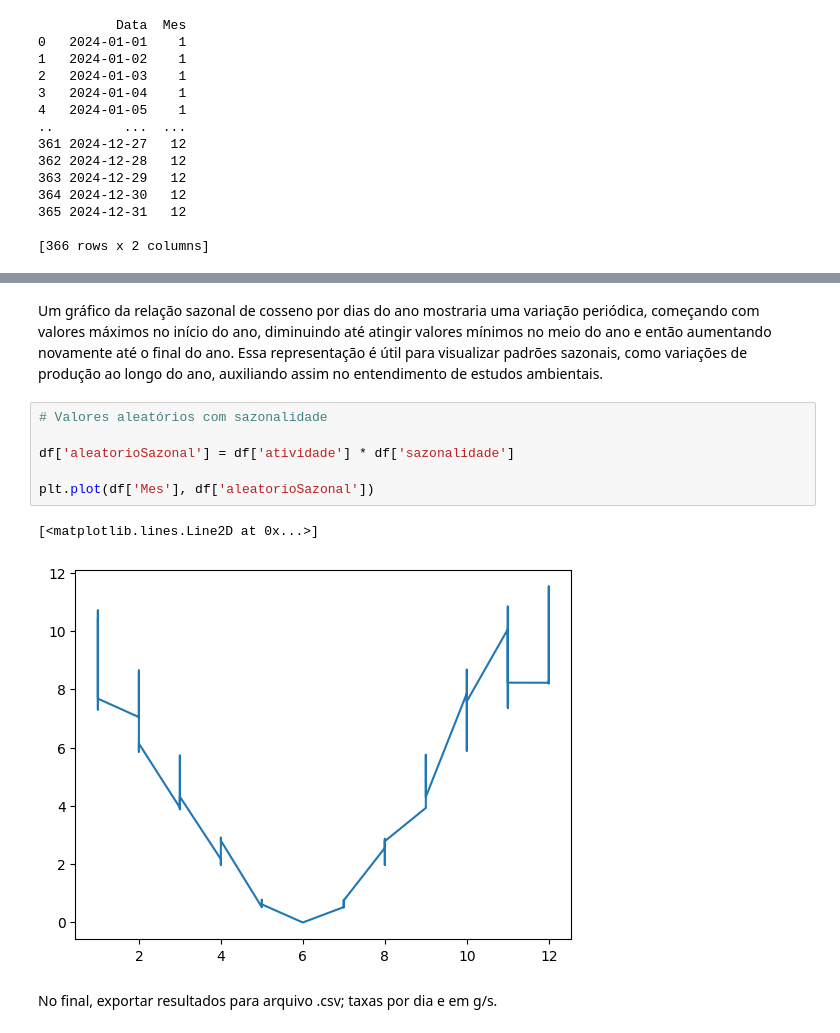
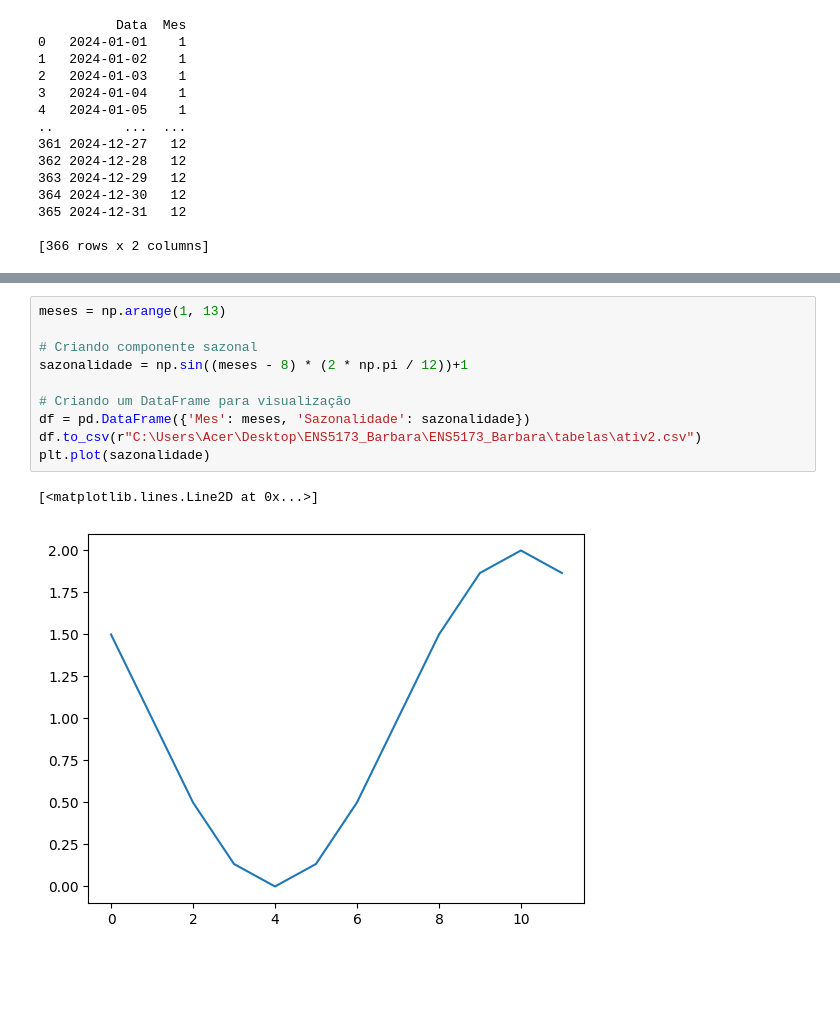
Before and after one commit to BarbaraGirardi07/ENS5173_Barbara, a Jupyter notebook: Atividade01_Parte01.ipynb, the cells around one changed output, grey strips where cells are left out. Saved outputs shown, nothing was run; the diff lists cells and outputs as text; blank space fills up the shorter version.

```diff
--- a/Atividade01_Parte01.ipynb
+++ b/Atividade01_Parte01.ipynb
@@ -293,13 +263,13 @@ df.to_csv(r"C:\Users\Acer\Desktop\ENS5173_Barbara\ENS5173_Barbara\tabelas\ativ.c
-# %% [markdown]
-Um gráfico da relação sazonal de cosseno por dias do ano mostraria uma variação periódica, começando com valores máximos no início do ano, diminuindo até atingir valores mínimos no meio do ano e então aumentando novamente até o final do ano. Essa representação é útil para visualizar padrões sazonais, como variações de produção ao longo do ano, auxiliando assim no entendimento de estudos ambientais.
-# %%
-# Valores aleatórios com sazonalidade
-
-df['aleatorioSazonal'] = df['atividade'] * df['sazonalidade']
-
-plt.plot(df['Mes'], df['aleatorioSazonal'])
-# %% [output]
-[<matplotlib.lines.Line2D at 0x...>]
-[figure, removed]
-# %% [markdown]
-No final, exportar resultados para arquivo .csv; taxas por dia e em g/s.
+# %%
+meses = np.arange(1, 13)
+
+# Criando componente sazonal
+sazonalidade = np.sin((meses - 8) * (2 * np.pi / 12))+1
+
+# Criando um DataFrame para visualização
+df = pd.DataFrame({'Mes': meses, 'Sazonalidade': sazonalidade})
+df.to_csv(r"C:\Users\Acer\Desktop\ENS5173_Barbara\ENS5173_Barbara\tabelas\ativ2.csv")
+plt.plot(sazonalidade)
+# %% [output]
+[<matplotlib.lines.Line2D at 0x...>]
+[figure, added]
```
Also changed, not shown: parts of 11 cells of this notebook.
